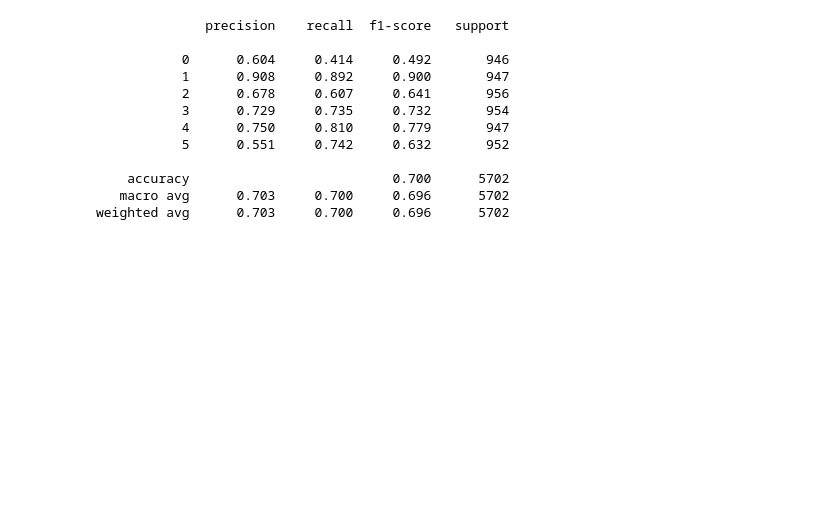
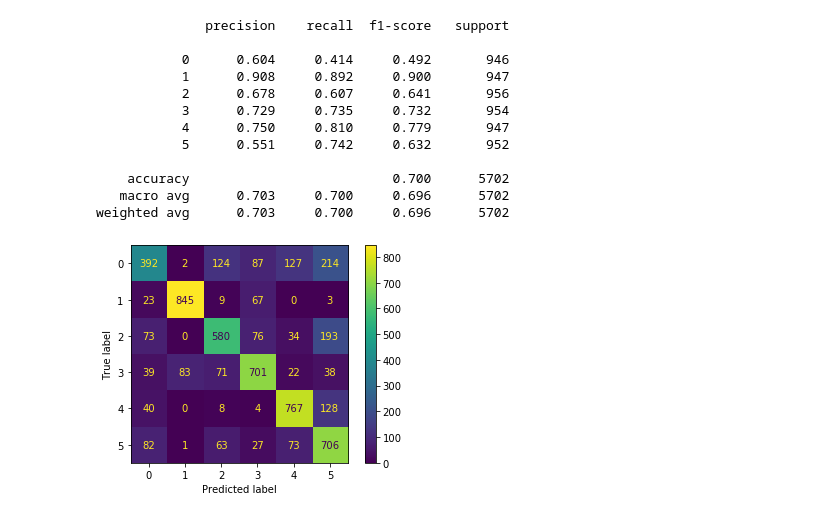
Before and after one commit to daniyalmaroufi/AI_Course, a Jupyter notebook: CA4/CA4.ipynb, the cells around one changed output. Drawn from its saved outputs; the diff is of its cells as text; code cells hidden in the pictures; blank space fills up the shorter version.

Commit message:
CA4 added confusion matrix

```diff
--- a/CA4/CA4.ipynb
+++ b/CA4/CA4.ipynb
@@ -733,3 +733,10 @@ print(metrics.classification_report(y_test,y_pred_test,digits=3))
     accuracy                          0.700      5702
    macro avg      0.703     0.700     0.696      5702
 weighted avg      0.703     0.700     0.696      5702
+# %%
+cm=metrics.confusion_matrix(y_test,y_pred_test)
+disp=metrics.ConfusionMatrixDisplay(confusion_matrix=cm)
+disp.plot()
+plt.show()
+# %% [output]
+[figure, added]
```
